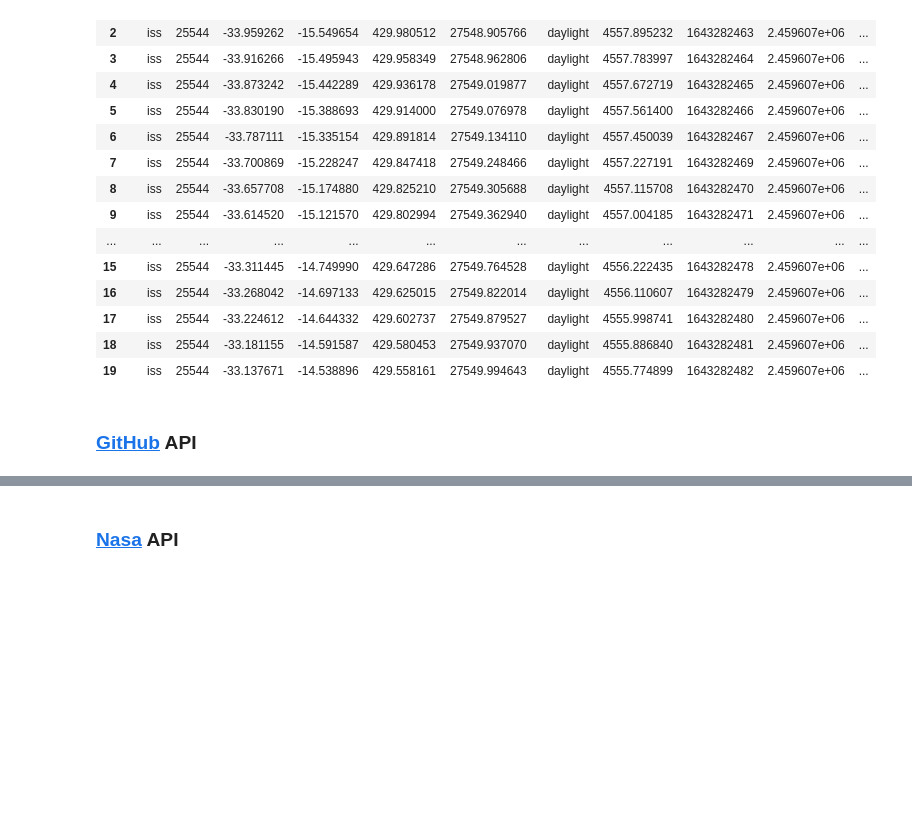
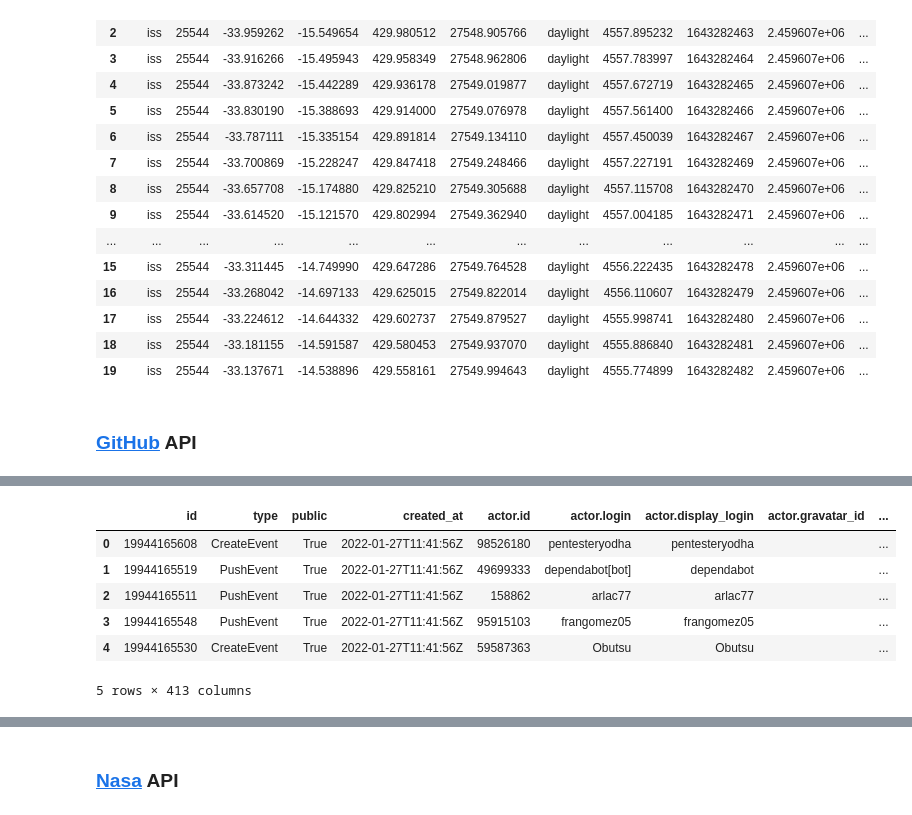
Before and after one commit to Pomilusky/apuntes_clase, a Jupyter notebook: semana_3/1.2 - Peticiones a la web, APIs.ipynb, the cells around one changed output, grey strips where cells are left out. Cells and saved outputs as stored; diff of their text form; code cells hidden in the pictures; blank space fills up the shorter version.

```diff
--- a/semana_3/1.2 - Peticiones a la web, APIs.ipynb
+++ b/semana_3/1.2 - Peticiones a la web, APIs.ipynb
@@ -233,3 +233,11 @@ Wall time: 4.25 ms
 | 19 | iss | 25544 | -33.137671 | -14.538896 | 429.558161 | 27549.994643 | daylight | 4555.774899 | 1643282482 | 2.459607e+06 | ... |
 # %% [markdown]
 ### [GitHub](https://docs.github.com/en/rest) API
+# %%
+URL='https://api.github.com/'
+# %%
+eventos='events'
+# %%
+res_git=req.get(URL+eventos)
+
+res_git
@@ -236,3 +267,13 @@ Wall time: 4.25 ms
+# %%
+pd.json_normalize(res_git.json()).head()
+# %% [output]
+|  | id | type | public | created_at | actor.id | actor.login | actor.display_login | actor.gravatar_id | ... |
+| 0 | 19944165608 | CreateEvent | True | 2022-01-27T11:41:56Z | 98526180 | pentesteryodha | pentesteryodha |  | ... |
+| 1 | 19944165519 | PushEvent | True | 2022-01-27T11:41:56Z | 49699333 | dependabot[bot] | dependabot |  | ... |
+| 2 | 19944165511 | PushEvent | True | 2022-01-27T11:41:56Z | 158862 | arlac77 | arlac77 |  | ... |
+| 3 | 19944165548 | PushEvent | True | 2022-01-27T11:41:56Z | 95915103 | frangomez05 | frangomez05 |  | ... |
+| 4 | 19944165530 | CreateEvent | True | 2022-01-27T11:41:56Z | 59587363 | Obutsu | Obutsu |  | ... |
+5 rows × 413 columns
 # %% [markdown]
 ### [Kaggle](https://www.kaggle.com/docs/api) API
 
```
Also changed, not shown: parts of 20 cells of this notebook, 1 other file.
